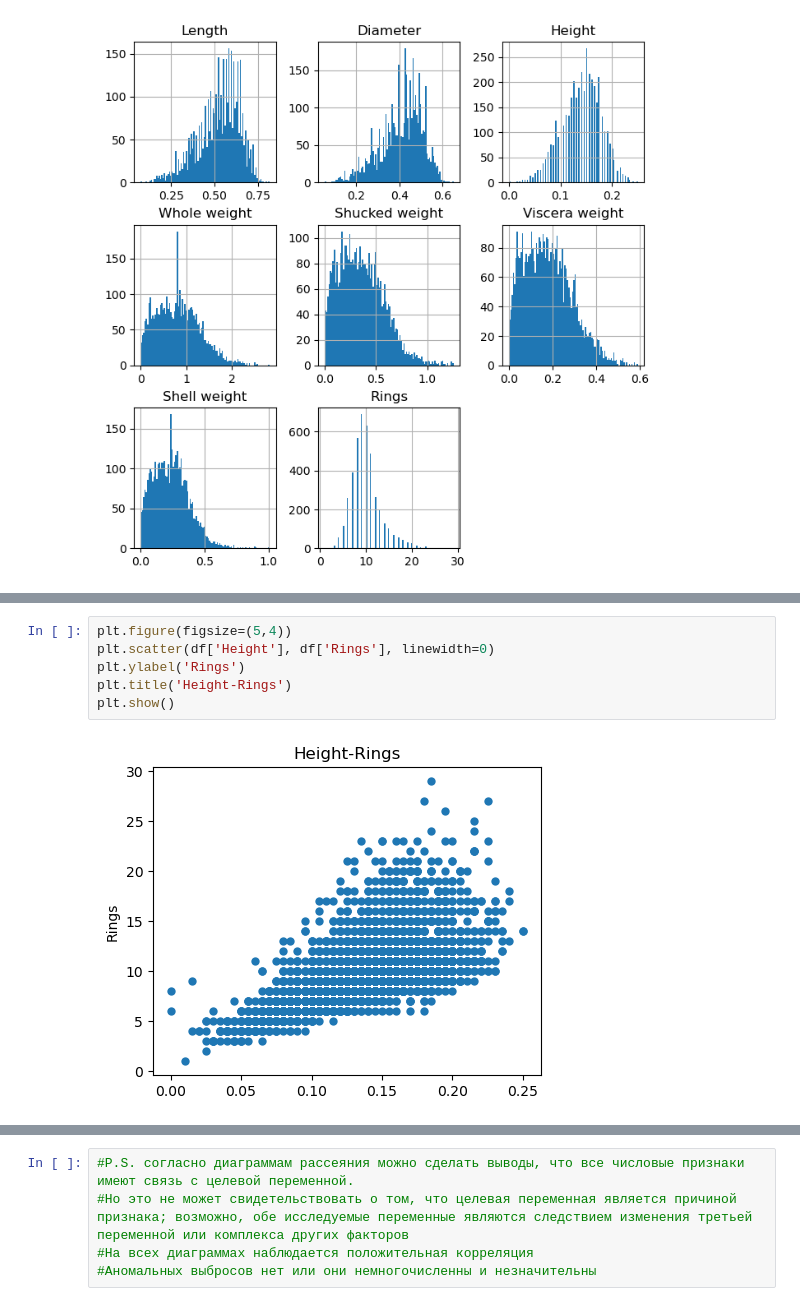
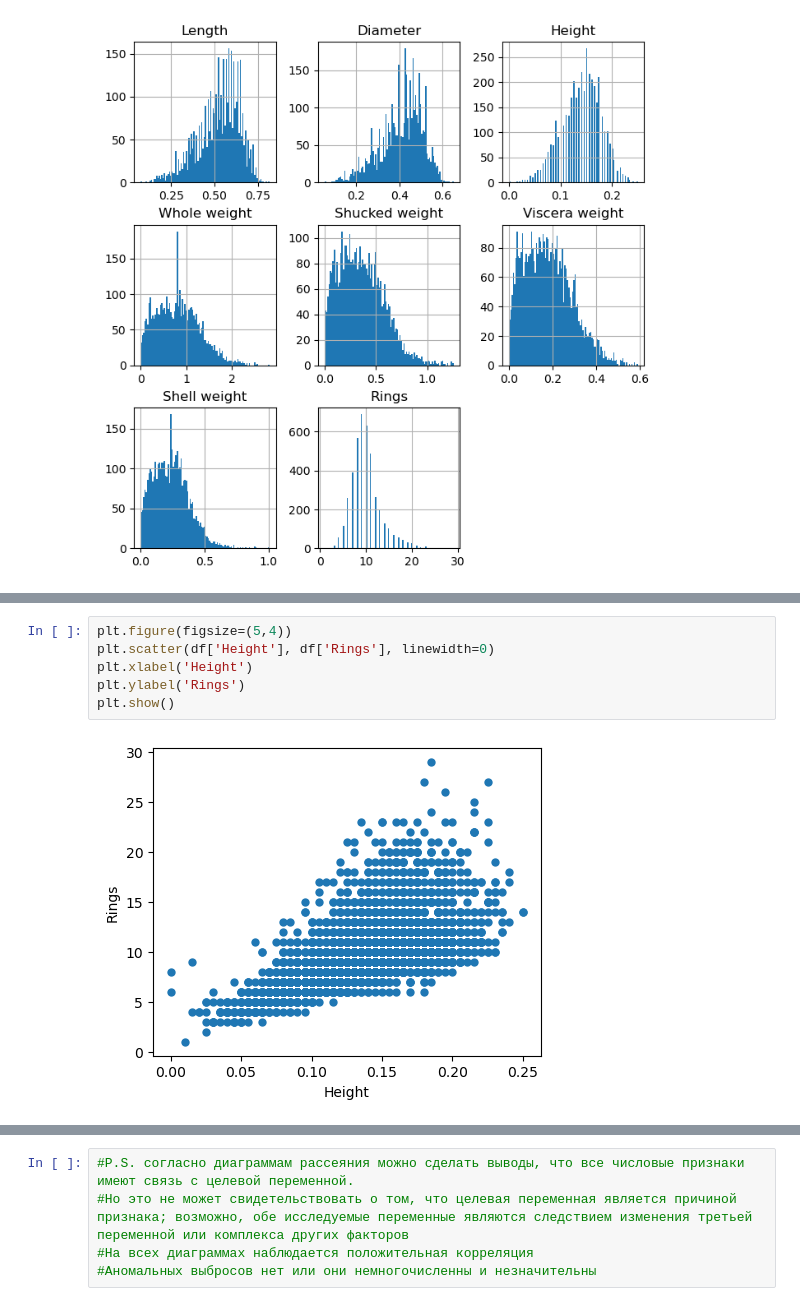
Before and after one commit to borshcheed13/ML_Abalone_Homework, a Jupyter notebook: ML_Abalone_homework.ipynb, the cells around one changed output, grey strips where cells are left out. Drawn from its saved outputs; the diff is of its cells as text.

```diff
--- a/ML_Abalone_homework.ipynb
+++ b/ML_Abalone_homework.ipynb
@@ -190,11 +189,11 @@ plt.show()
 # %%
 plt.figure(figsize=(5,4))
 plt.scatter(df['Height'], df['Rings'], linewidth=0)
+plt.xlabel('Height')
 plt.ylabel('Rings')
-plt.title('Height-Rings')
 plt.show()
 # %% [output]
-[figure, old version]
+[figure, new version]
 # %%
 plt.figure(figsize=(5,4))
 plt.scatter(df['Whole weight'], df['Rings'], linewidth=0)
```
Also changed, not shown: parts of 28 cells of this notebook.
